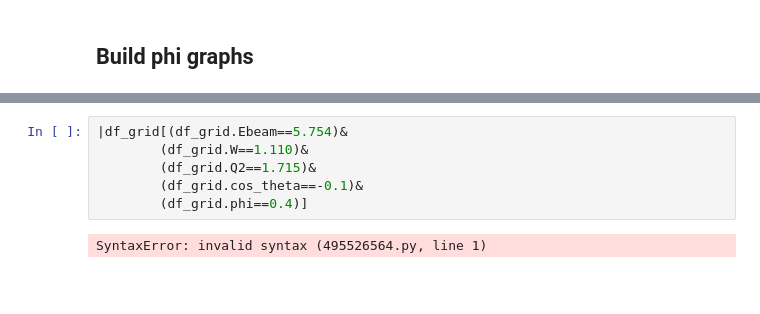
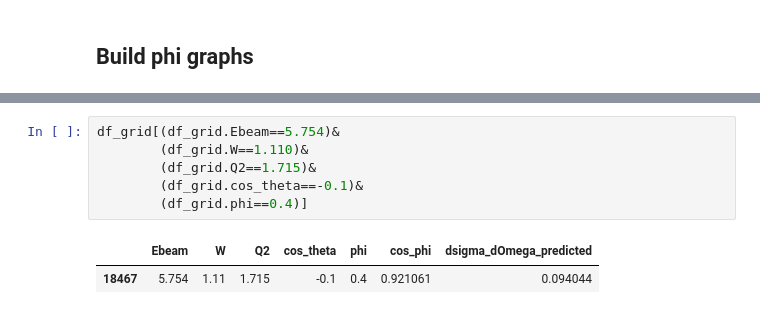
Before and after one commit to SINPML/pi_n_xsec, a Jupyter notebook: MAID/phi_dep_eval_MAID.ipynb, the cells around one changed output, grey strips where cells are left out. Cells and saved outputs as stored; diff of their text form; blank space fills up the shorter version.

```diff
--- a/MAID/phi_dep_eval_MAID.ipynb
+++ b/MAID/phi_dep_eval_MAID.ipynb
@@ -140,12 +148,13 @@ df[(df.Ebeam==5.754)&
 | 2258 | 5.754 | 1.11 | 1.715 | -0.1 | 0.654498 | 0.33037 | 0.09702 | 10.307153 | 0.186586 | ... |
 | 2259 | 5.754 | 1.11 | 1.715 | -0.1 | 0.916298 | 0.22582 | 0.05960 | 16.778523 | 0.303831 | ... |
 # %%
-|df_grid[(df_grid.Ebeam==5.754)&
+df_grid[(df_grid.Ebeam==5.754)&
         (df_grid.W==1.110)&
         (df_grid.Q2==1.715)&
         (df_grid.cos_theta==-0.1)&
         (df_grid.phi==0.4)]
 # %% [output]
-SyntaxError: invalid syntax (495526564.py, line 1)
+|  | Ebeam | W | Q2 | cos_theta | phi | cos_phi | dsigma_dOmega_predicted |
+| 18467 | 5.754 | 1.11 | 1.715 | -0.1 | 0.4 | 0.921061 | 0.094044 |
 # %%
 def find_closest(df_for_search, W_for_search, Q2_for_search):
```
Also changed, not shown: parts of 5 cells of this notebook, 2 other files.
